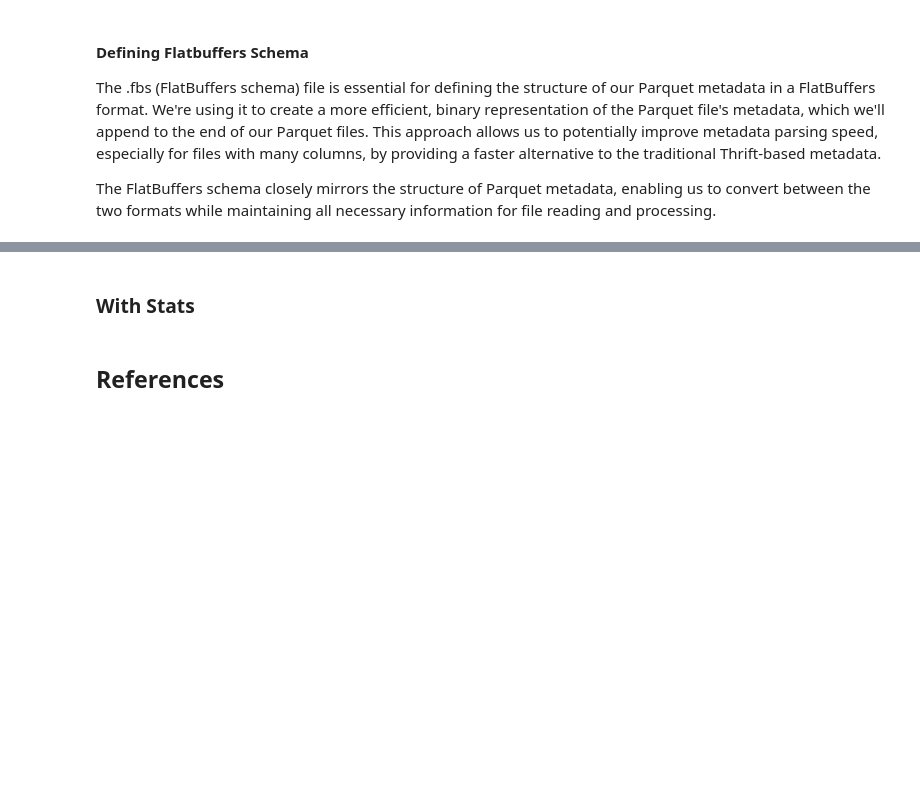
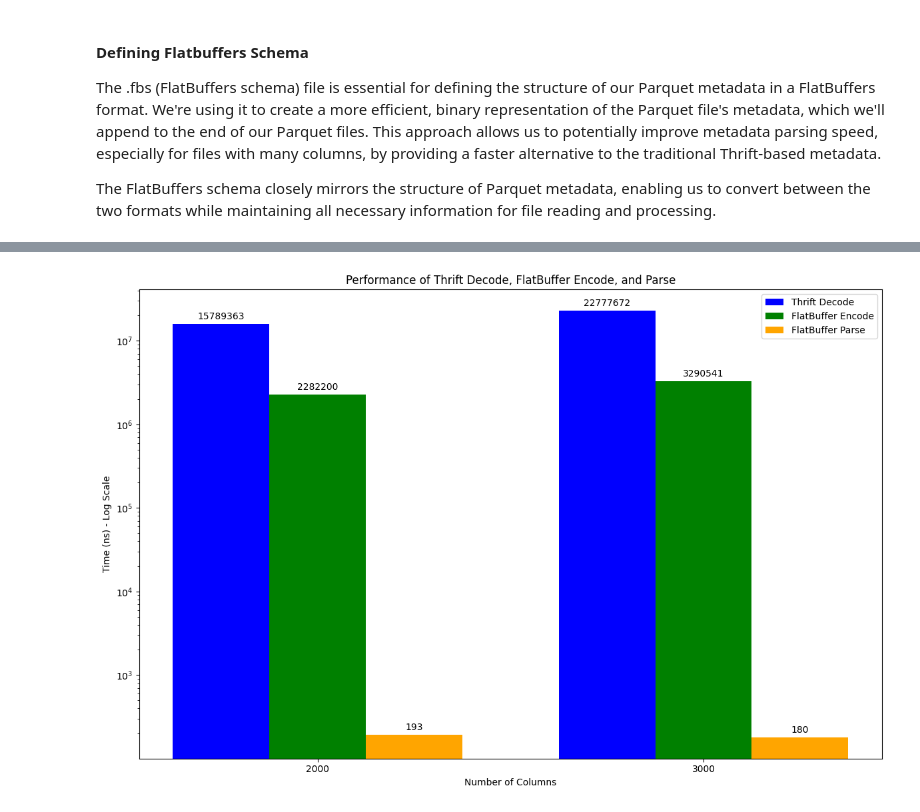
Before and after one commit to Neelaksh-Singh/gresearch_parquet_benchmarking, a Jupyter notebook: Parquet-CPP-Benchmarking.ipynb, the cells around one changed output, grey strips where cells are left out. Saved outputs shown, nothing was run; the diff lists cells and outputs as text; code cells hidden in the pictures; blank space fills up the shorter version.

Commit message:
Add Flatbuffer Benchmarks

```diff
--- a/Parquet-CPP-Benchmarking.ipynb
+++ b/Parquet-CPP-Benchmarking.ipynb
@@ -716,4 +749,68 @@ Modified ../src/flatbuff_ns_generated.h
-# %% [markdown]
-### With Stats
-# %% [markdown]
-## References
+# %%
+import json
+import matplotlib.pyplot as plt
+import numpy as np
+
+# Load the benchmark data from the test.json file
+data_file = 'flatbuffer_output.json'
+with open(data_file) as f:
+    data = json.load(f)
+
+# Initialize lists to hold times for 2000 and 3000 columns
+thrift_decode_times = {'2000': 0, '3000': 0}
+flatbuffer_encode_times = {'2000': 0, '3000': 0}
+flatbuffer_parse_times = {'2000': 0, '3000': 0}
+labels = ['2000', '3000']
+
+# Extract relevant data
+for benchmark in data['benchmarks']:
+    name = benchmark['name']
+    cols = name.split('/')[1]  # Get the number of columns (2000 or 3000)
+    if "ParseThrift" in name:
+        thrift_decode_times[cols] = benchmark['real_time']
+    elif "EncodeFlatbuffer" in name:
+        flatbuffer_encode_times[cols] = benchmark['real_time']
+    elif "ParseFlatbuffer" in name:
+        flatbuffer_parse_times[cols] = benchmark['real_time']
+
+# Plotting
+x = np.arange(len(labels))  # Label locations
+width = 0.25  # Width of the bars
+
+fig, ax = plt.subplots(figsize=(12, 8))
+
+# Create bar charts for each category
+rects1 = ax.bar(x - width, [thrift_decode_times[label] for label in labels], width, label='Thrift Decode', color='blue')
+rects2 = ax.bar(x, [flatbuffer_encode_times[label] for label in labels], width, label='FlatBuffer Encode', color='green')
+rects3 = ax.bar(x + width, [flatbuffer_parse_times[label] for label in labels], width, label='FlatBuffer Parse', color='orange')
+
+# Set y-axis to logarithmic scale
+ax.set_yscale('log')
+
+# Add some text for labels, title, and custom x-axis tick labels
+ax.set_xlabel('Number of Columns')
+ax.set_ylabel('Time (ns) - Log Scale')
+ax.set_title('Performance of Thrift Decode, FlatBuffer Encode, and Parse')
+ax.set_xticks(x)
+ax.set_xticklabels(labels)
+ax.legend()
+
+# Function to add labels above the bars
+def add_labels(rects):
+    for rect in rects:
+        height = rect.get_height()
+        ax.annotate(f'{height:.0f}',
+                    xy=(rect.get_x() + rect.get_width() / 2, height),
+                    xytext=(0, 3),  # 3 points vertical offset
+                    textcoords="offset points",
+                    ha='center', va='bottom')
+
+add_labels(rects1)
+add_labels(rects2)
+add_labels(rects3)
+
+fig.tight_layout()
+
+plt.show()
+# %% [output]
+[figure, added]
```
Also changed, not shown: parts of 5 cells of this notebook, 3 other files.
